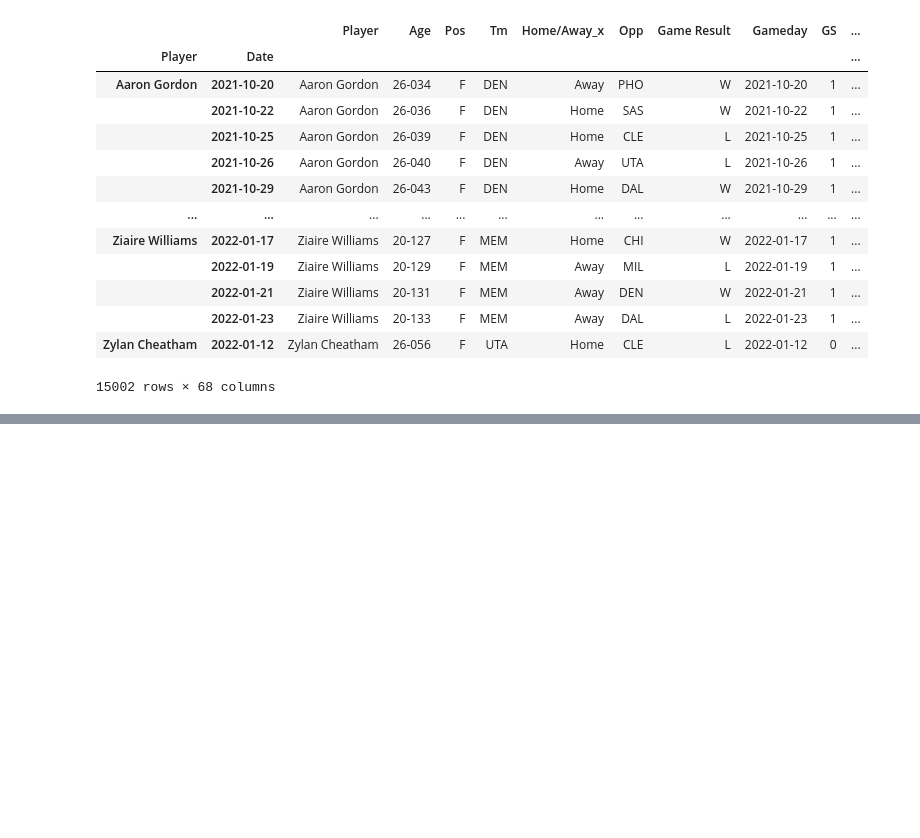
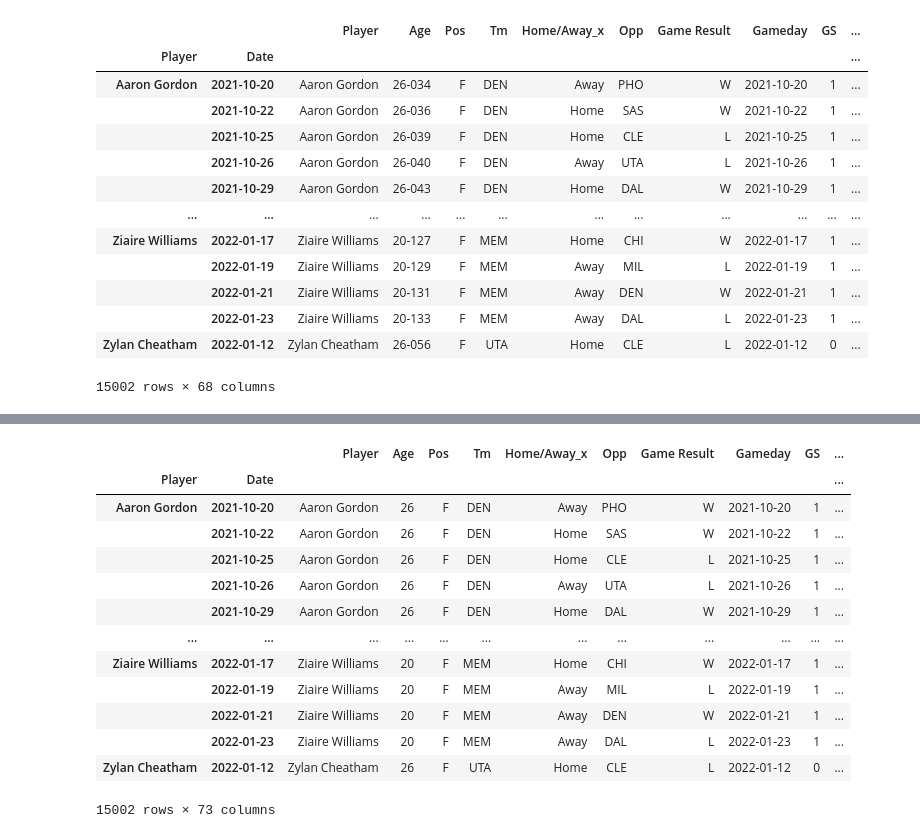
Before and after one commit to VinceDiR/Prop_Betting_Regression_Project, a Jupyter notebook: Engineering and Modelling.ipynb, the cells around one changed output, grey strips where cells are left out. Drawn from its saved outputs; the diff is of its cells as text; code cells hidden in the pictures; blank space fills up the shorter version.

```diff
--- a/Engineering and Modelling.ipynb
+++ b/Engineering and Modelling.ipynb
@@ -181,0 +231,2 @@ df
+# %%
+df['rolling_bpm'] = df.groupby(level=0)['BPM'].rolling(window=5, min_periods=1).mean().values;df
@@ -181,0 +248,2 @@ df
+# %%
+ages = df.Age.str.split('-', expand=True)
@@ -181,0 +265,21 @@ df
+# %%
+ages[0] = ages[0].apply(lambda x: int(x))
+# %%
+df.Age = ages[0]
+# %%
+df['rolling_2pa'] = df.groupby(level=0)['2PA_x'].rolling(window=5, min_periods=1).mean().values;df
+# %% [output]
+|  |  | Player | Age | Pos | Tm | Home/Away_x | Opp | Game Result | Gameday | GS | ... |
+| Player | Date |  |  |  |  |  |  |  |  |  | ... |
+| Aaron Gordon | 2021-10-20 | Aaron Gordon | 26 | F | DEN | Away | PHO | W | 2021-10-20 | 1 | ... |
+|  | 2021-10-22 | Aaron Gordon | 26 | F | DEN | Home | SAS | W | 2021-10-22 | 1 | ... |
+|  | 2021-10-25 | Aaron Gordon | 26 | F | DEN | Home | CLE | L | 2021-10-25 | 1 | ... |
+|  | 2021-10-26 | Aaron Gordon | 26 | F | DEN | Away | UTA | L | 2021-10-26 | 1 | ... |
+|  | 2021-10-29 | Aaron Gordon | 26 | F | DEN | Home | DAL | W | 2021-10-29 | 1 | ... |
+| ... | ... | ... | ... | ... | ... | ... | ... | ... | ... | ... | ... |
+| Ziaire Williams | 2022-01-17 | Ziaire Williams | 20 | F | MEM | Home | CHI | W | 2022-01-17 | 1 | ... |
+|  | 2022-01-19 | Ziaire Williams | 20 | F | MEM | Away | MIL | L | 2022-01-19 | 1 | ... |
+|  | 2022-01-21 | Ziaire Williams | 20 | F | MEM | Away | DEN | W | 2022-01-21 | 1 | ... |
+|  | 2022-01-23 | Ziaire Williams | 20 | F | MEM | Away | DAL | L | 2022-01-23 | 1 | ... |
+| Zylan Cheatham | 2022-01-12 | Zylan Cheatham | 26 | F | UTA | Home | CLE | L | 2022-01-12 | 0 | ... |
+15002 rows × 73 columns
```
Also changed, not shown: parts of 13 cells of this notebook.
